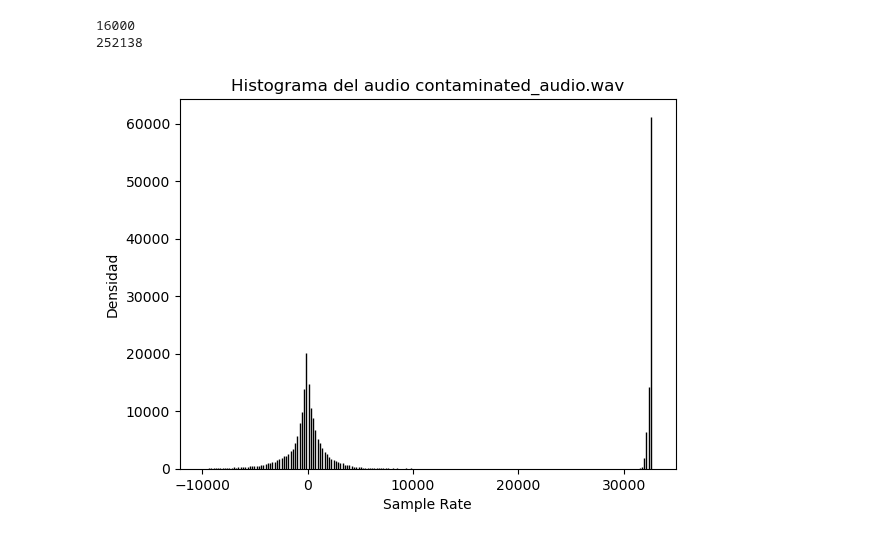
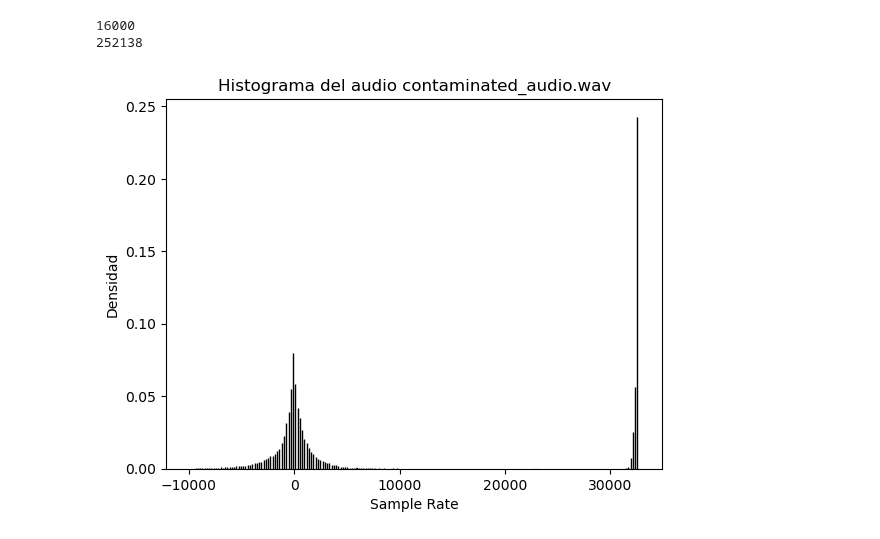
Before and after one commit to YoksanVC/TEC_DataScienceCert, a Jupyter notebook: Module_3_Estadistica_CienciaDatos/Trabajo_Practico_0_Kittler/Trabajo_Practico_0_Kittler.ipynb, the cells around one changed output. Saved outputs shown, nothing was run; the diff lists cells and outputs as text; code cells hidden in the pictures.

```diff
--- a/Module_3_Estadistica_CienciaDatos/Trabajo_Practico_0_Kittler/Trabajo_Practico_0_Kittler.ipynb
+++ b/Module_3_Estadistica_CienciaDatos/Trabajo_Practico_0_Kittler/Trabajo_Practico_0_Kittler.ipynb
@@ -27,18 +27,20 @@ ipytest.autoconfig()
 # %% [markdown]
 ## Funciones Generales
 # %%
-def import_image(url):
-    """Funcion para poder importar imagenes a traves de un URL"""
-    imagen_raw = requests.get(url)
-    img = Image.open(BytesIO(imagen_raw.content)).convert('L')
-    print("Detalles de img: ", img)
-    return img
-
-def import_audio(url):
-    """Funcion para poder importar audios a traves de un URL"""
-    audio_raw = requests.get(url)
-    samplerate, data = wavfile.read(BytesIO(audio_raw.content))
-    return samplerate, data
+def importar_objecto(url,tipo = "i"):
+    """
+    Funcion para poder importar objectos de imagen o audio
+    Args:
+        url (str): URL del objecto a ser importado
+        tipo (str): valores aceptados: "i" = imagen (por defecto), "a" = audio
+    """
+    objecto_raw = requests.get(url)
+    if(tipo == "i"):
+        imagen = Image.open(BytesIO(objecto_raw.content)).convert('L')
+        return imagen
+    if(tipo == "a"):
+        samplerate, data = wavfile.read(BytesIO(objecto_raw.content))
+        return samplerate, data
 
 def plot_bar(bins, histogram, axis_x_label, axis_y_label, title):
     """Funcion para hacer el plot histogramas"""
@@ -167,7 +171,7 @@ Para la segunda distribucion, la probabilidad marginal es 0.9809262166405024, la
 # Importando el archivo de audio de GitHub
 url_audio = 'https://github.com/YoksanVC/TEC_DataScienceCert/raw/main/Module_3_Estadistica_CienciaDatos/Trabajo_Practico_0_Kittler/Documentos_Dropbox/input/contaminated_audio.wav'
 
-sample_rate,data = import_audio(url_audio)
+sample_rate,data = importar_objecto(url_audio,"a")
 
 # Imprimiendo informacion importante del audio
 print(sample_rate)
@@ -176,8 +180,9 @@ print(len(data))
 16000
 252138
 # %%
-# Graficando el histograma del audio
+# Graficando el histograma del audio normalizado
 hist_audio, bins_audio = np.histogram(data, bins = 200, range=(-10000,33000))
-plot_bar(bins_audio,hist_audio,"Sample Rate","Densidad","Histograma del audio contaminated_audio.wav")
+hist_audio_norm = hist_audio/hist_audio.sum()
+plot_bar(bins_audio,hist_audio_norm,"Sample Rate","Densidad","Histograma del audio contaminated_audio.wav")
 # %% [output]
-[figure, old version]
+[figure, new version]
```
Also changed, not shown: parts of 4 cells of this notebook.
